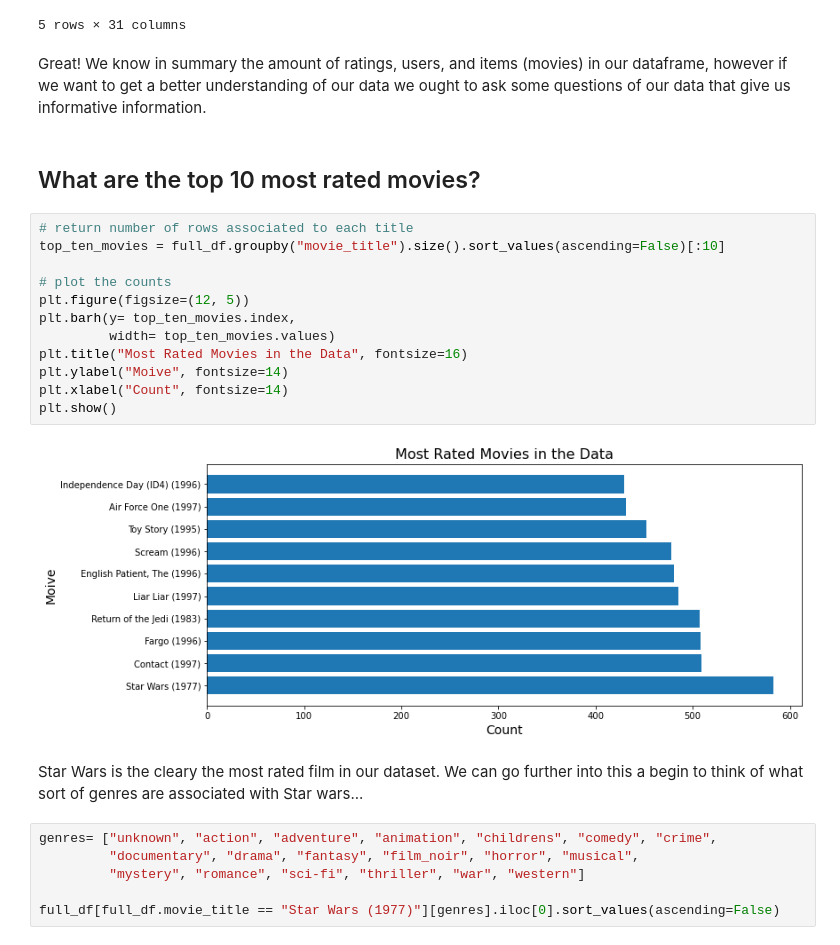
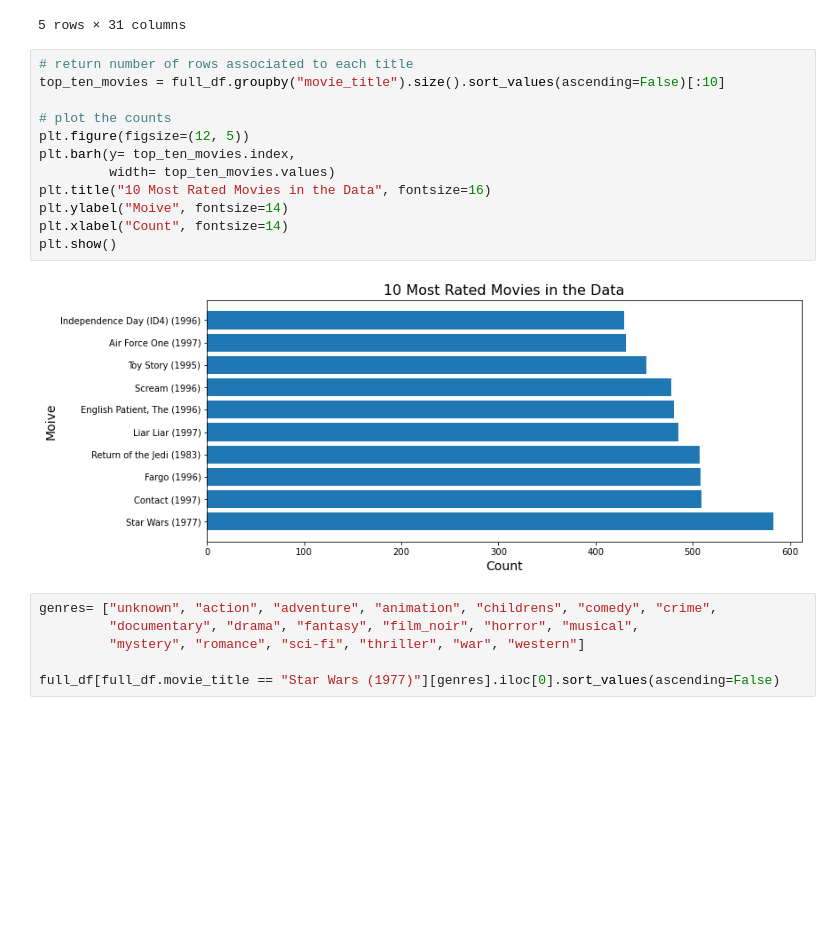
Before and after one commit to kurtispykes/recommender_system, a Jupyter notebook: notebooks/01_kpy_explorations.ipynb, the cells around one changed output. Cells and saved outputs as stored; diff of their text form; blank space fills up the shorter version.

```diff
--- a/notebooks/01_kpy_explorations.ipynb
+++ b/notebooks/01_kpy_explorations.ipynb
@@ -217,26 +188,20 @@ full_df.head()
 | 3 | 1 | 24 | M | technician | 85711 | 160 | 4 | 1970-01-11 03:04:32.547 | 160 | Glengarry Glen Ross (1992) | ... |
 | 4 | 1 | 24 | M | technician | 85711 | 20 | 4 | 1970-01-11 06:30:31.883 | 20 | Angels and Insects (1995) | ... |
 5 rows × 31 columns
-# %% [markdown]
-Great! We know in summary the amount of ratings, users, and items (movies) in our dataframe, however if we want to get a better understanding of our data we ought to ask some questions of our data that give us informative information.
-# %% [markdown]
-## What are the top 10 most rated movies?
 # %%
 # return number of rows associated to each title
 top_ten_movies = full_df.groupby("movie_title").size().sort_values(ascending=False)[:10]
 
 # plot the counts
 plt.figure(figsize=(12, 5))
 plt.barh(y= top_ten_movies.index,
          width= top_ten_movies.values)
-plt.title("Most Rated Movies in the Data", fontsize=16)
+plt.title("10 Most Rated Movies in the Data", fontsize=16)
 plt.ylabel("Moive", fontsize=14)
 plt.xlabel("Count", fontsize=14)
 plt.show()
 # %% [output]
-[figure, old version]
+[figure, new version]
-# %% [markdown]
-Star Wars is the cleary the most rated film in our dataset. We can go further into this a begin to think of what sort of genres are associated with Star wars...
 # %%
 genres= ["unknown", "action", "adventure", "animation", "childrens", "comedy", "crime",
          "documentary", "drama", "fantasy", "film_noir", "horror", "musical",
```
Also changed, not shown: parts of 40 cells of this notebook.
